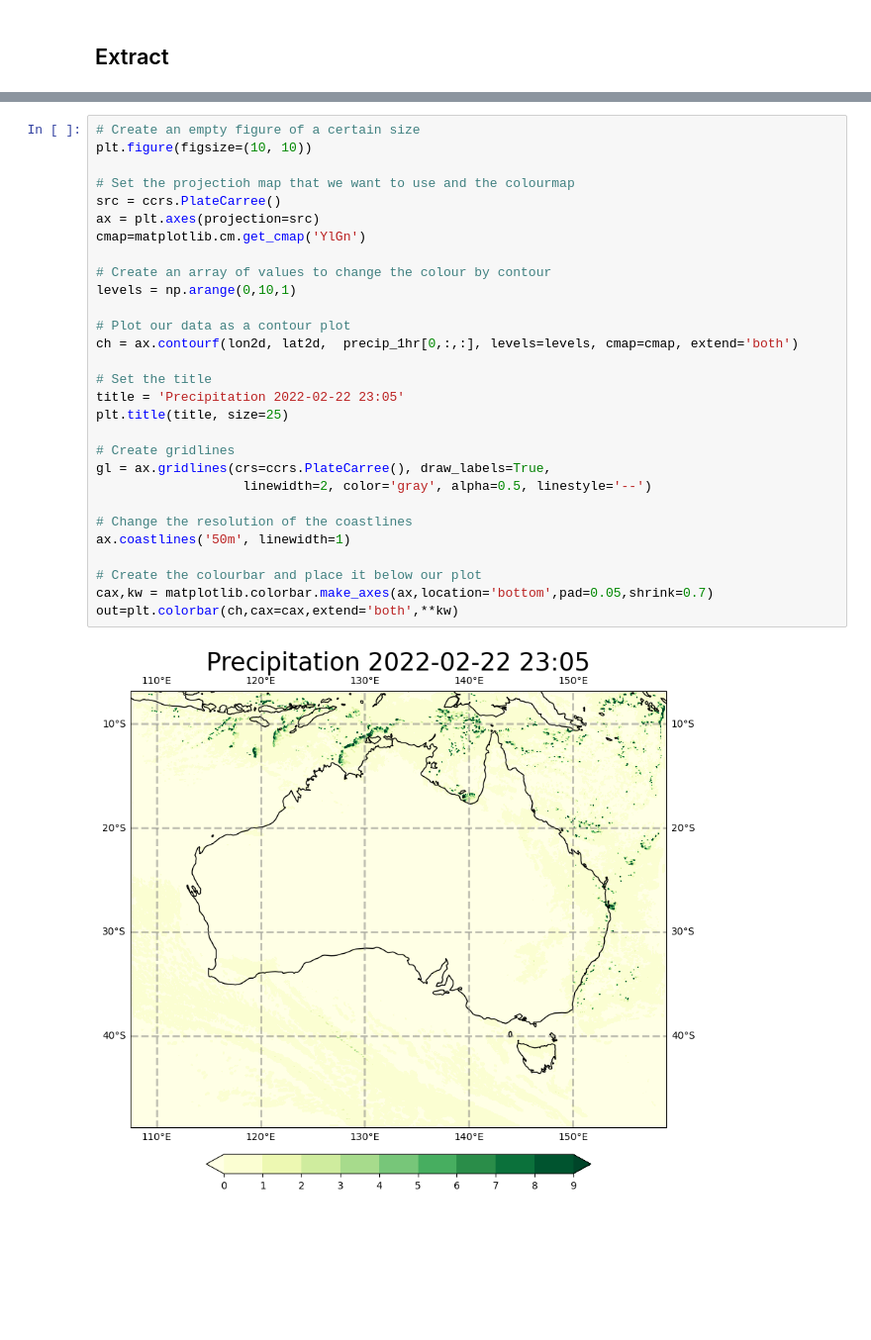
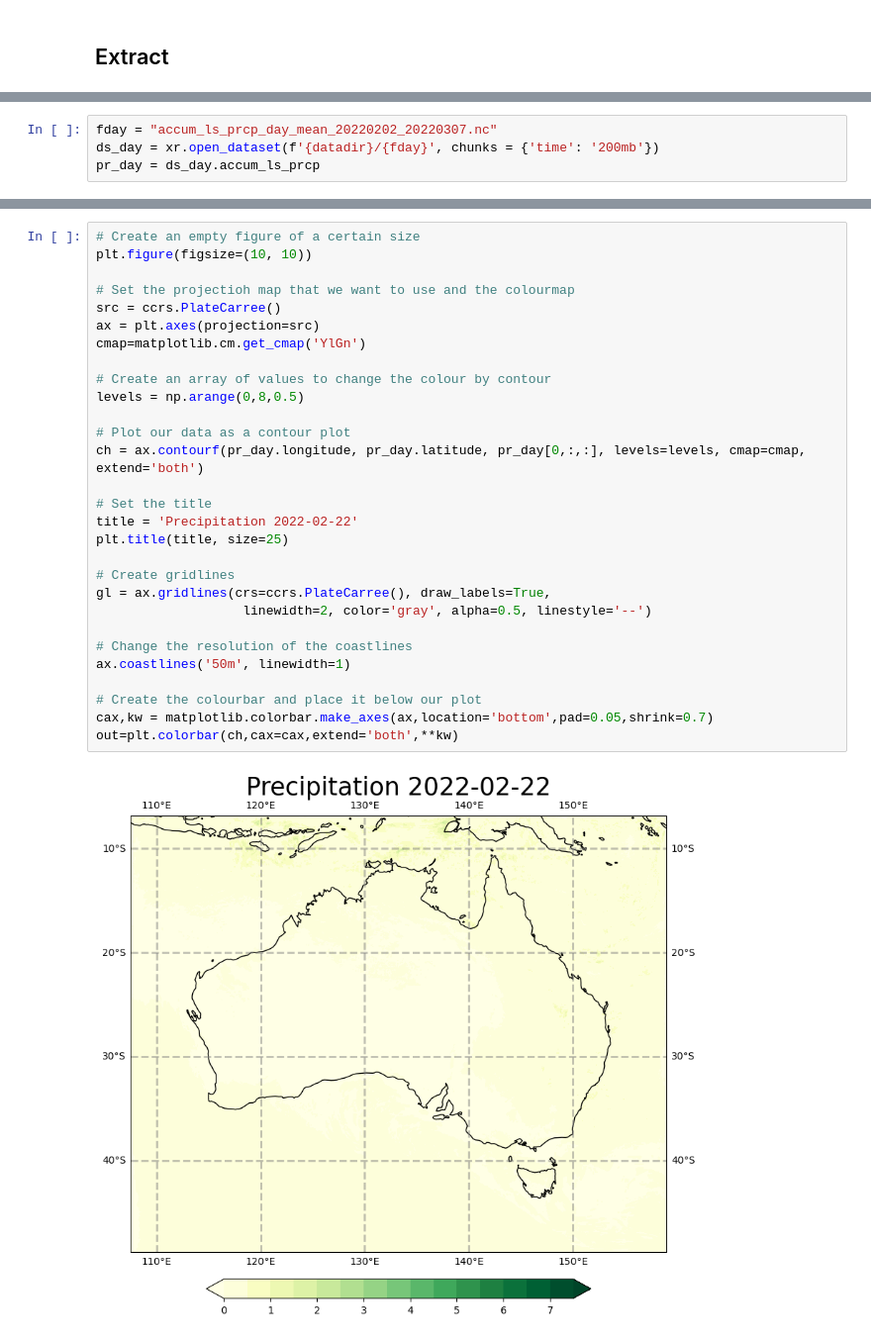
Before and after one commit to coecms/AUS2200_CLEX_analysis, a Jupyter notebook: notebooks/AUS2200_rainfall_plot.ipynb, the cells around one changed output, grey strips where cells are left out. Shown at 99% size. Cells and saved outputs as stored; diff of their text form; blank space fills up the shorter version.

```diff
--- a/notebooks/AUS2200_rainfall_plot.ipynb
+++ b/notebooks/AUS2200_rainfall_plot.ipynb
@@ -133,0 +200,4 @@ latitude_longitude
+# %%
+fday = "accum_ls_prcp_day_mean_20220202_20220307.nc"
+ds_day = xr.open_dataset(f'{datadir}/{fday}', chunks = {'time': '200mb'})
+pr_day = ds_day.accum_ls_prcp
@@ -134,31 +206,31 @@ latitude_longitude
 # %%
 # Create an empty figure of a certain size
 plt.figure(figsize=(10, 10))
 
 # Set the projectioh map that we want to use and the colourmap
 src = ccrs.PlateCarree()
 ax = plt.axes(projection=src)
 cmap=matplotlib.cm.get_cmap('YlGn')
 
 # Create an array of values to change the colour by contour
-levels = np.arange(0,10,1)
+levels = np.arange(0,8,0.5)
 
 # Plot our data as a contour plot
-ch = ax.contourf(lon2d, lat2d,  precip_1hr[0,:,:], levels=levels, cmap=cmap, extend='both')
+ch = ax.contourf(pr_day.longitude, pr_day.latitude, pr_day[0,:,:], levels=levels, cmap=cmap, extend='both')
 
 # Set the title
-title = 'Precipitation 2022-02-22 23:05'
+title = 'Precipitation 2022-02-22'
 plt.title(title, size=25)
 
 # Create gridlines
 gl = ax.gridlines(crs=ccrs.PlateCarree(), draw_labels=True,
                    linewidth=2, color='gray', alpha=0.5, linestyle='--')
 
 # Change the resolution of the coastlines
 ax.coastlines('50m', linewidth=1)
 
 # Create the colourbar and place it below our plot
 cax,kw = matplotlib.colorbar.make_axes(ax,location='bottom',pad=0.05,shrink=0.7)
 out=plt.colorbar(ch,cax=cax,extend='both',**kw)
 # %% [output]
-[figure, old version]
+[figure, new version]
```
Also changed, not shown: parts of 32 cells of this notebook, 3 other files.
